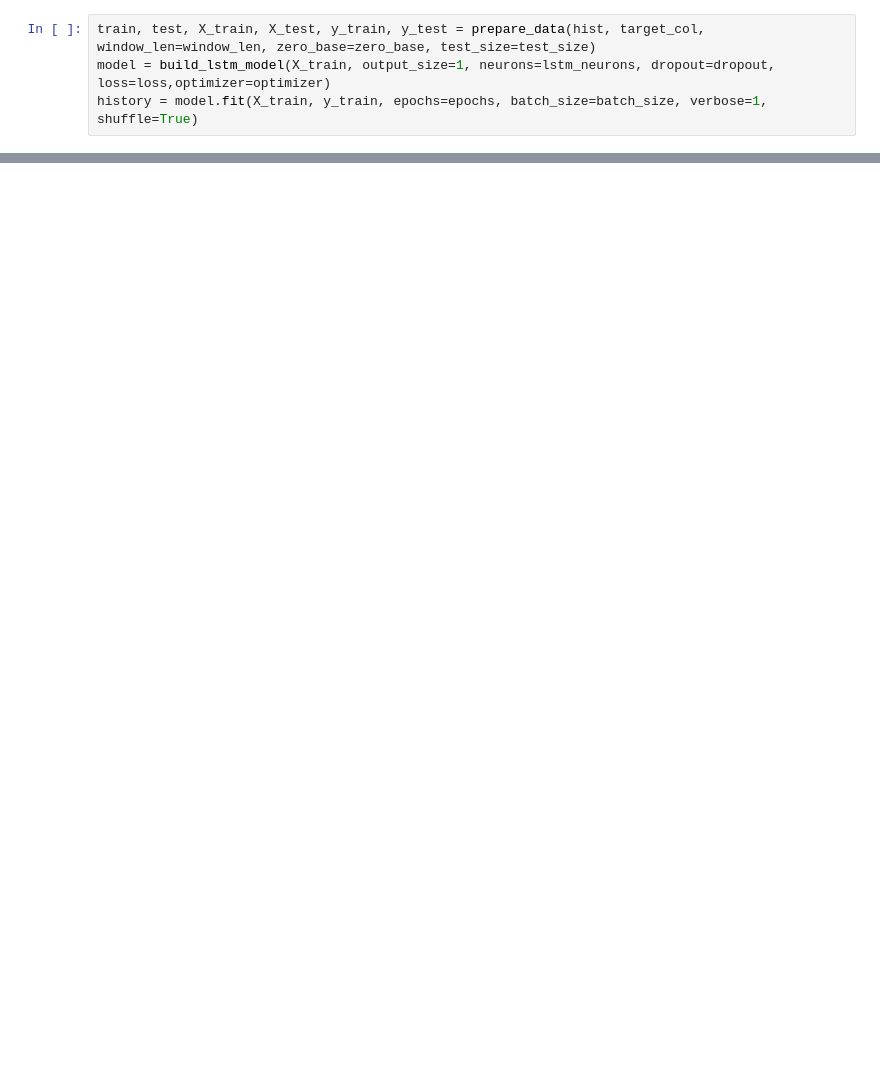
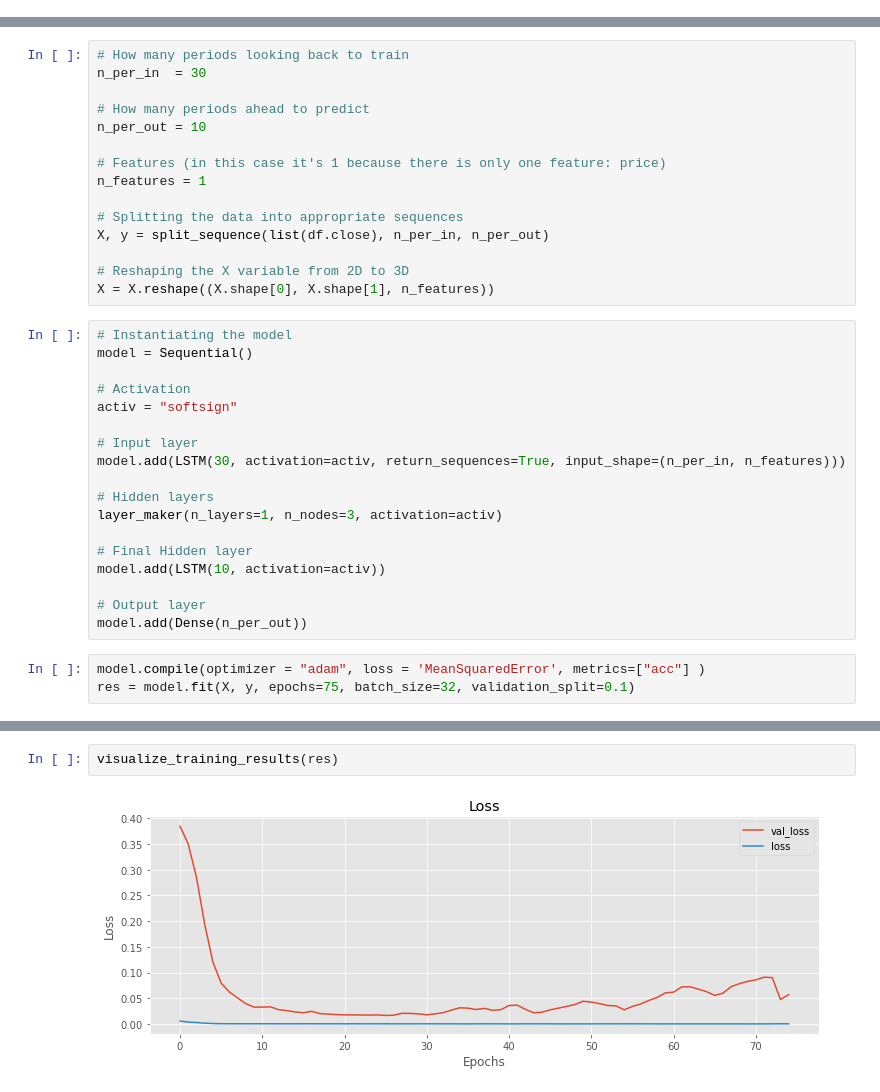
Before and after one commit to jonrsmart/final-project, a Jupyter notebook: eth_model.ipynb, the cells around one changed output, grey strips where cells are left out. Drawn from its saved outputs; the diff is of its cells as text; blank space fills up the shorter version.

```diff
--- a/eth_model.ipynb
+++ b/eth_model.ipynb
@@ -111,4 +17,0 @@ optimizer = 'adam'
-# %%
-train, test, X_train, X_test, y_train, y_test = prepare_data(hist, target_col, window_len=window_len, zero_base=zero_base, test_size=test_size)
-model = build_lstm_model(X_train, output_size=1, neurons=lstm_neurons, dropout=dropout, loss=loss,optimizer=optimizer)
-history = model.fit(X_train, y_train, epochs=epochs, batch_size=batch_size, verbose=1, shuffle=True)
@@ -164,0 +83,36 @@ IndexError: list index out of range
+# %%
+# How many periods looking back to train
+n_per_in  = 30
+
+# How many periods ahead to predict
+n_per_out = 10
+
+# Features (in this case it's 1 because there is only one feature: price)
+n_features = 1
+
+# Splitting the data into appropriate sequences
+X, y = split_sequence(list(df.close), n_per_in, n_per_out)
+
+# Reshaping the X variable from 2D to 3D
+X = X.reshape((X.shape[0], X.shape[1], n_features))
+# %%
+# Instantiating the model
+model = Sequential()
+
+# Activation
+activ = "softsign"
+
+# Input layer
+model.add(LSTM(30, activation=activ, return_sequences=True, input_shape=(n_per_in, n_features)))
+
+# Hidden layers
+layer_maker(n_layers=1, n_nodes=3, activation=activ)
+
+# Final Hidden layer
+model.add(LSTM(10, activation=activ))
+
+# Output layer
+model.add(Dense(n_per_out))
+# %%
+model.compile(optimizer = "adam", loss = 'MeanSquaredError', metrics=["acc"] )
+res = model.fit(X, y, epochs=75, batch_size=32, validation_split=0.1)
@@ -164,0 +137,4 @@ IndexError: list index out of range
+# %%
+visualize_training_results(res)
+# %% [output]
+[figure, added]
```
Also changed, not shown: parts of 22 cells of this notebook.
